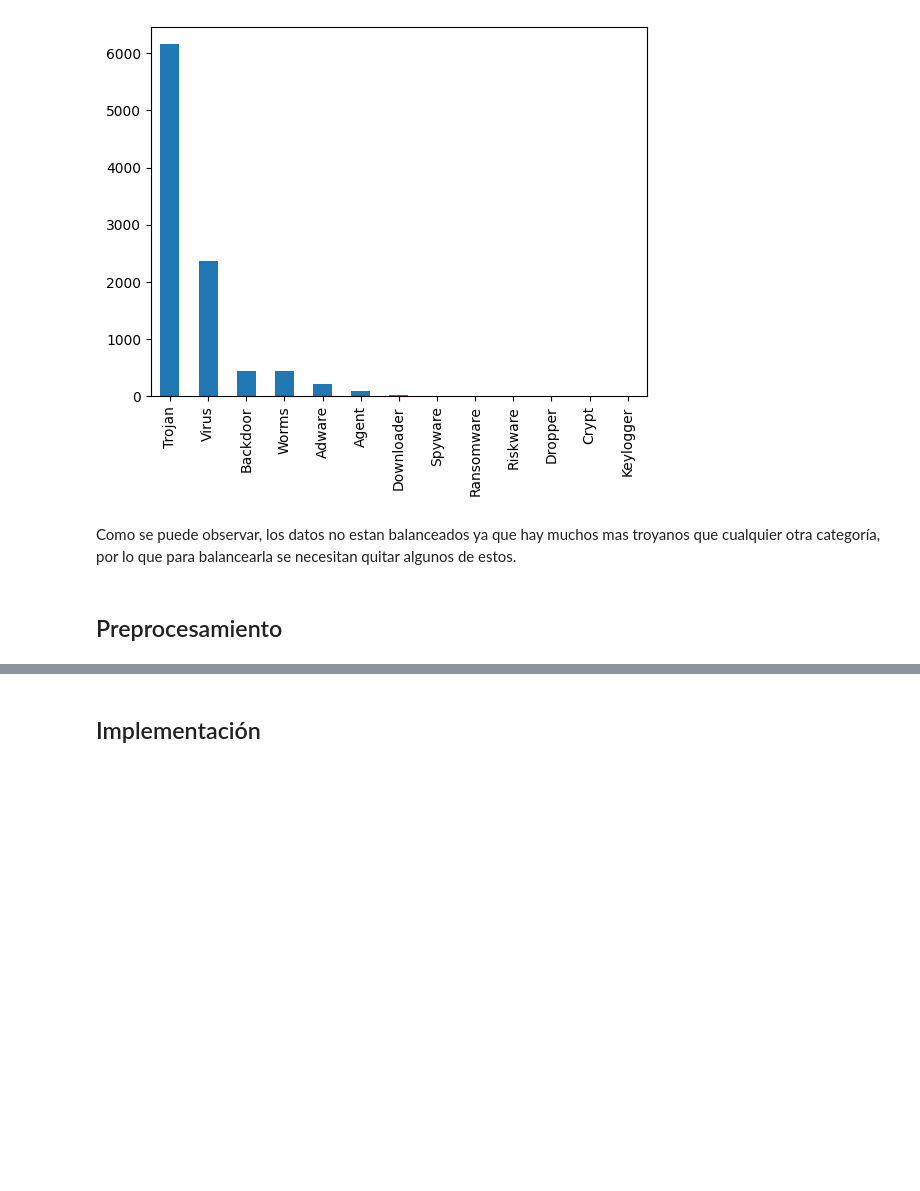
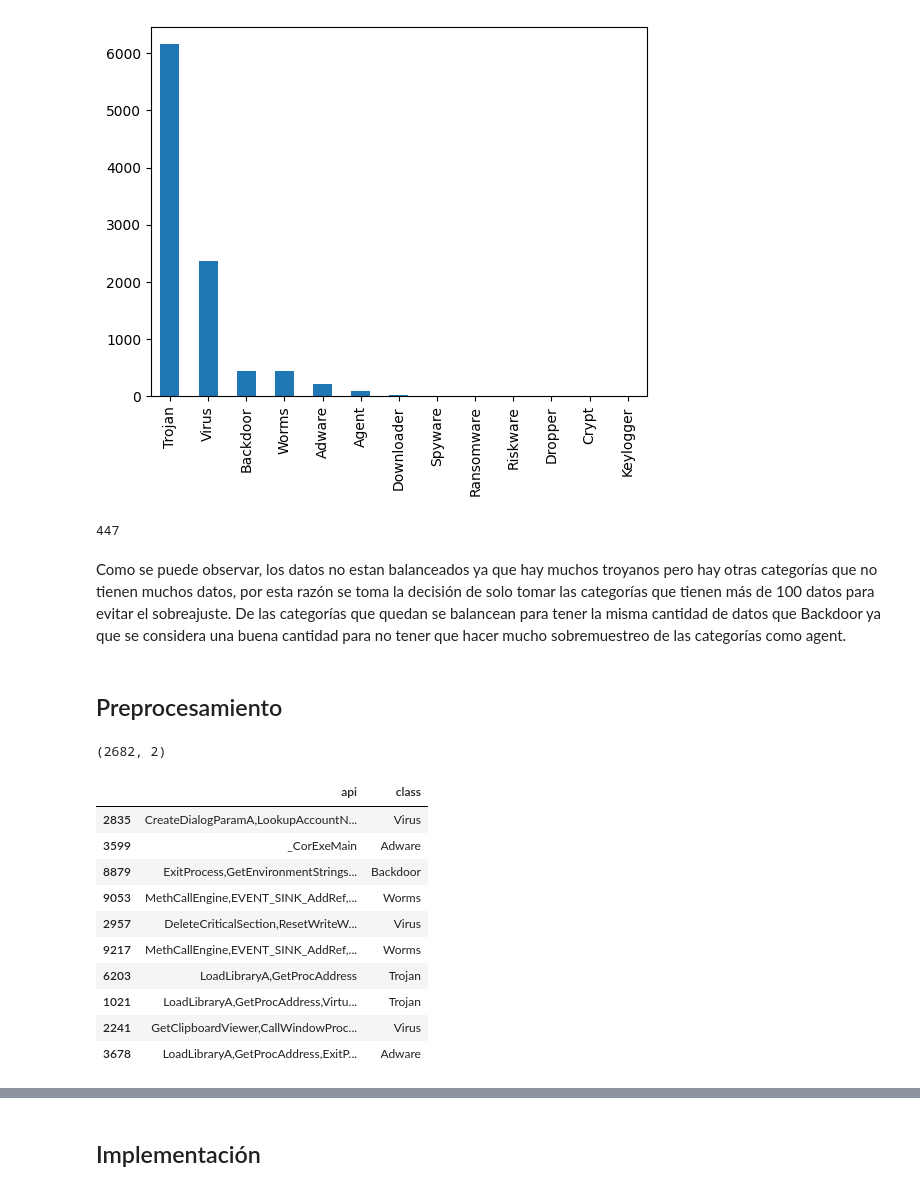
Before and after one commit to sebas411/Lab3-Security-Data-Science, a Jupyter notebook: Lab 3.ipynb, the cells around one changed output, grey strips where cells are left out. Drawn from its saved outputs; the diff is of its cells as text; code cells hidden in the pictures; blank space fills up the shorter version.

```diff
--- a/Lab 3.ipynb
+++ b/Lab 3.ipynb
@@ -45,8 +44,13 @@ Keylogger        1
 Name: class, dtype: int64
 <AxesSubplot: >
 [figure]
+# %%
+backdoor_count = df['class'].value_counts()['Backdoor']
+backdoor_count
+# %% [output]
+447
 # %% [markdown]
-Como se puede observar, los datos no estan balanceados ya que hay muchos mas troyanos que cualquier otra categoría, por lo que para balancearla se necesitan quitar algunos de estos.
+Como se puede observar, los datos no estan balanceados ya que hay muchos troyanos pero hay otras categorías que no tienen muchos datos, por esta razón se toma la decisión de solo tomar las categorías que tienen más de 100 datos para evitar el sobreajuste. De las categorías que quedan se balancean para tener la misma cantidad de datos que Backdoor ya que se considera una buena cantidad para no tener que hacer mucho sobremuestreo de las categorías como agent.
 # %% [markdown]
 ## Preprocesamiento
 # %%
@@ -53,0 +61,23 @@ df = df.drop("file", axis=1)
+# %%
+sections = []
+balanced_sections = []
+for t in types:
+    sections.append(df[df['class'] == t])
+for sec in sections:
+    balanced_sections.append(sec.sample(backdoor_count, replace=True))
+df2 = pd.concat(balanced_sections)
+print(df2.shape)
+df2.sample(10)
+# %% [output]
+(2682, 2)
+|  | api | class |
+| 2835 | CreateDialogParamA,LookupAccountN... | Virus |
+| 3599 | _CorExeMain | Adware |
+| 8879 | ExitProcess,GetEnvironmentStrings... | Backdoor |
+| 9053 | MethCallEngine,EVENT_SINK_AddRef,... | Worms |
+| 2957 | DeleteCriticalSection,ResetWriteW... | Virus |
+| 9217 | MethCallEngine,EVENT_SINK_AddRef,... | Worms |
+| 6203 | LoadLibraryA,GetProcAddress | Trojan |
+| 1021 | LoadLibraryA,GetProcAddress,Virtu... | Trojan |
+| 2241 | GetClipboardViewer,CallWindowProc... | Virus |
+| 3678 | LoadLibraryA,GetProcAddress,ExitP... | Adware |
```
Also changed, not shown: parts of 23 cells of this notebook.
